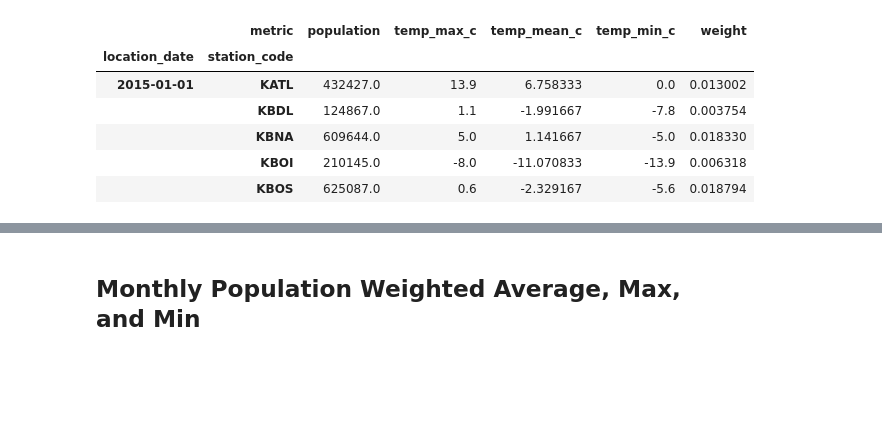
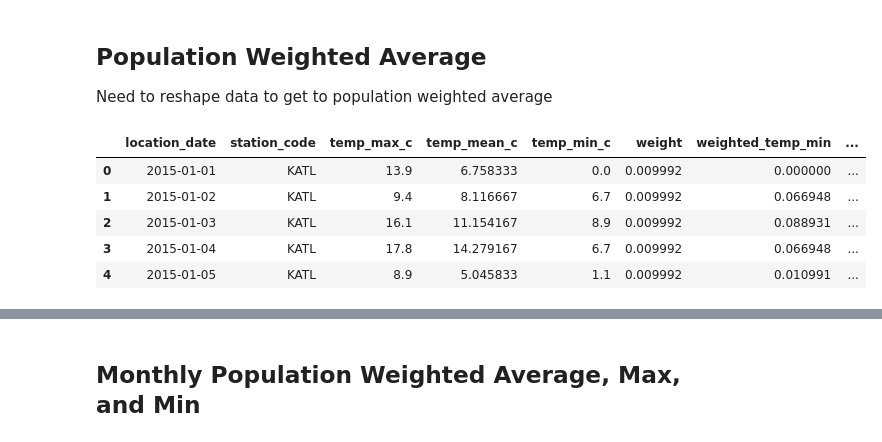
Before and after one commit to bradleyfay/temp_data_test, a Jupyter notebook: exploration.ipynb, the cells around one changed output, grey strips where cells are left out. Cells and saved outputs as stored; diff of their text form; code cells hidden in the pictures; blank space fills up the shorter version.

```diff
--- a/exploration.ipynb
+++ b/exploration.ipynb
@@ -102,2 +186,0 @@ reshaped_df.describe()
-# %%
-reshaped_df.columns = reshaped_df.columns.to_series().str.join('_')
@@ -139,2 +202,10 @@ melted_df.columns = ['metric', 'station_code', 'value']
 # %%
-final_df = melted_df.reset_index().pivot(['location_date', 'station_code'], columns='metric', values='value')
+melted_df = interpolated_df.melt(
+    ignore_index=False
+)
+# Renaming Columns
+melted_df.columns = ['metric', 'station_code', 'value']
+melted_df = (melted_df
+    .reset_index()
+    .pivot(['location_date', 'station_code'], columns='metric', values='value'))
+melted_df
@@ -143,10 +227,19 @@ final_df['weight'] = final_df.population.div(final_df.reset_index(level=1).group
+# %% [markdown]
+## Population Weighted Average
+
+Need to reshape data to get to population weighted average
+# %%
+weighted_df = melted_df.reset_index().merge(weighting_df[['station_code', 'weight']], on='station_code')
+# %%
+weighted_df['weighted_temp_min'] = weighted_df.temp_min_c.mul(weighted_df.weight)
+weighted_df['weighted_temp_max'] = weighted_df.temp_max_c.mul(weighted_df.weight)
+weighted_df['weighted_temp_mean'] = weighted_df.temp_mean_c.mul(weighted_df.weight)
 # %%
-final_df.head()
+weighted_df.head()
 # %% [output]
-|  | metric | population | temp_max_c | temp_mean_c | temp_min_c | weight |
-| location_date | station_code |  |  |  |  |  |
-| 2015-01-01 | KATL | 432427.0 | 13.9 | 6.758333 | 0.0 | 0.013002 |
-|  | KBDL | 124867.0 | 1.1 | -1.991667 | -7.8 | 0.003754 |
-|  | KBNA | 609644.0 | 5.0 | 1.141667 | -5.0 | 0.018330 |
-|  | KBOI | 210145.0 | -8.0 | -11.070833 | -13.9 | 0.006318 |
-|  | KBOS | 625087.0 | 0.6 | -2.329167 | -5.6 | 0.018794 |
+|  | location_date | station_code | temp_max_c | temp_mean_c | temp_min_c | weight | weighted_temp_min | ... |
+| 0 | 2015-01-01 | KATL | 13.9 | 6.758333 | 0.0 | 0.009992 | 0.000000 | ... |
+| 1 | 2015-01-02 | KATL | 9.4 | 8.116667 | 6.7 | 0.009992 | 0.066948 | ... |
+| 2 | 2015-01-03 | KATL | 16.1 | 11.154167 | 8.9 | 0.009992 | 0.088931 | ... |
+| 3 | 2015-01-04 | KATL | 17.8 | 14.279167 | 6.7 | 0.009992 | 0.066948 | ... |
+| 4 | 2015-01-05 | KATL | 8.9 | 5.045833 | 1.1 | 0.009992 | 0.010991 | ... |
```
Also changed, not shown: parts of 47 cells of this notebook.
